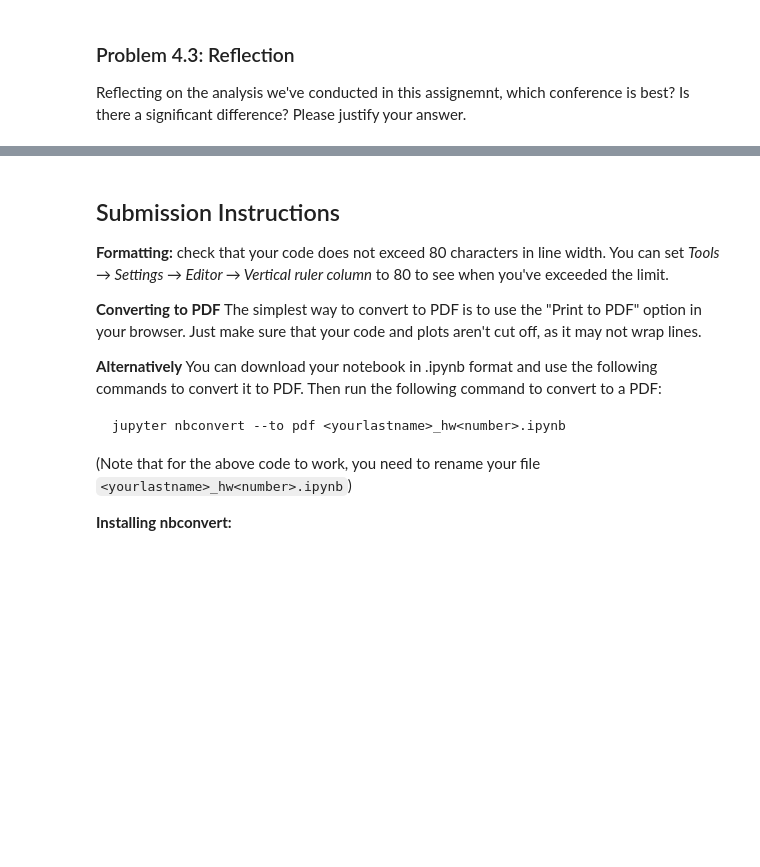
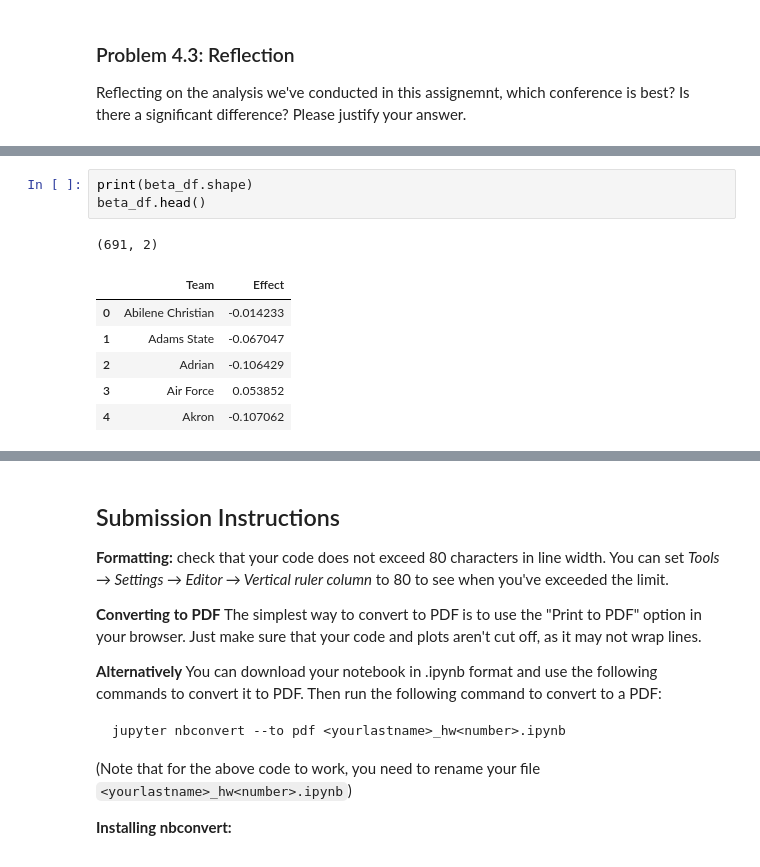
Before and after one commit to dlvh/stats305b, a Jupyter notebook: assignments/hw1/hw1.ipynb, the cells around one changed output, grey strips where cells are left out. Saved outputs shown, nothing was run; the diff lists cells and outputs as text; blank space fills up the shorter version.

```diff
--- a/assignments/hw1/hw1.ipynb
+++ b/assignments/hw1/hw1.ipynb
@@ -747,0 +756,11 @@ Reflecting on the analysis we've conducted in this assignemnt, which conference
+# %%
+print(beta_df.shape)
+beta_df.head()
+# %% [output]
+(691, 2)
+|  | Team | Effect |
+| 0 | Abilene Christian | -0.014233 |
+| 1 | Adams State | -0.067047 |
+| 2 | Adrian | -0.106429 |
+| 3 | Air Force | 0.053852 |
+| 4 | Akron | -0.107062 |
```
Also changed, not shown: parts of 7 cells of this notebook.
